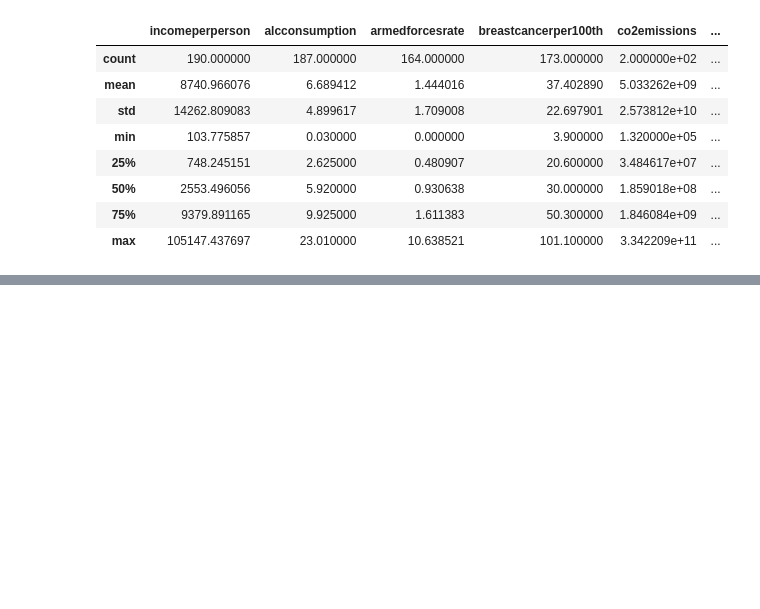
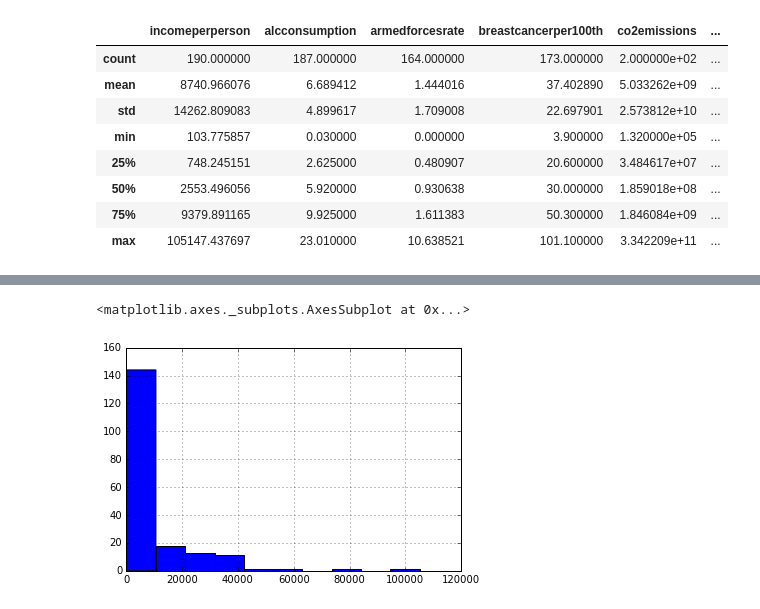
Before and after one commit to DaveXster/iPython-Notebook, a Jupyter notebook: Example project.ipynb, the cells around one changed output, grey strips where cells are left out. Drawn from its saved outputs; the diff is of its cells as text; code cells hidden in the pictures; blank space fills up the shorter version.

```diff
--- a/Example project.ipynb
+++ b/Example project.ipynb
@@ -39,0 +100,6 @@ df.iloc[:,1:]
+# %%
+%matplotlib inline
+df['incomeperperson'].hist()
+# %% [output]
+<matplotlib.axes._subplots.AxesSubplot at 0x...>
+[figure, added]
```
Also changed, not shown: parts of 10 cells of this notebook.
